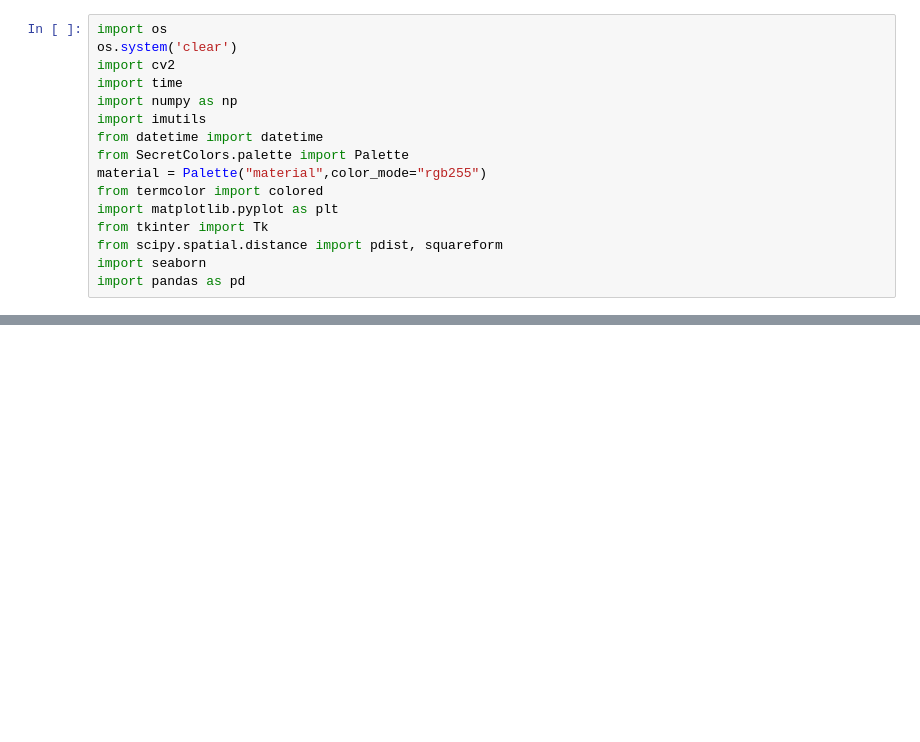
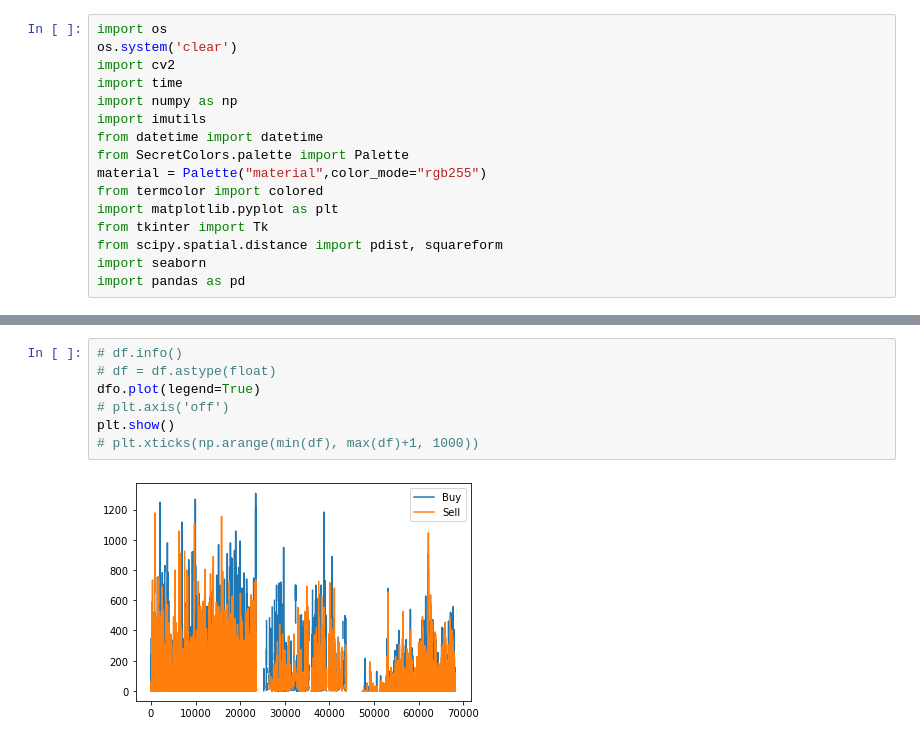
Before and after one commit to timovijn/ElectricityPriceForecasting, a Jupyter notebook: Elbas volumes/import_elbas.ipynb, the cells around one changed output, grey strips where cells are left out. Drawn from its saved outputs; the diff is of its cells as text; blank space fills up the shorter version.

```diff
--- a/Elbas volumes/import_elbas.ipynb
+++ b/Elbas volumes/import_elbas.ipynb
@@ -43,0 +59,9 @@ KeyError: 1
+# %%
+# df.info()
+# df = df.astype(float)
+dfo.plot(legend=True)
+# plt.axis('off')
+plt.show()
+# plt.xticks(np.arange(min(df), max(df)+1, 1000))
+# %% [output]
+[figure, added]
```
Also changed, not shown: parts of 3 cells of this notebook, 1 other file.
